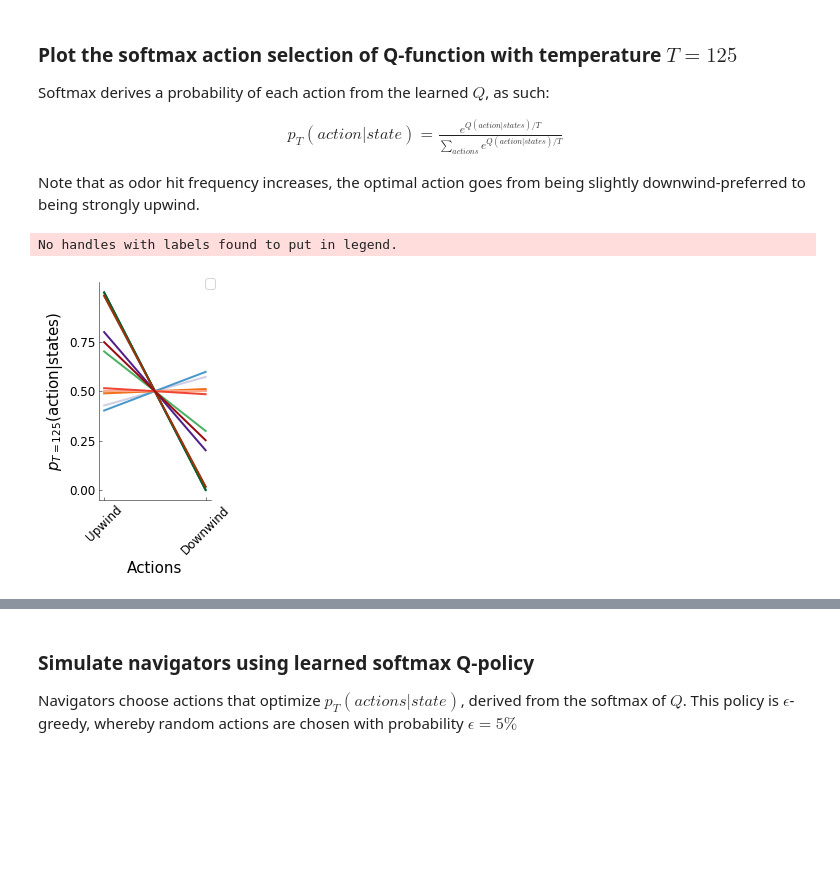
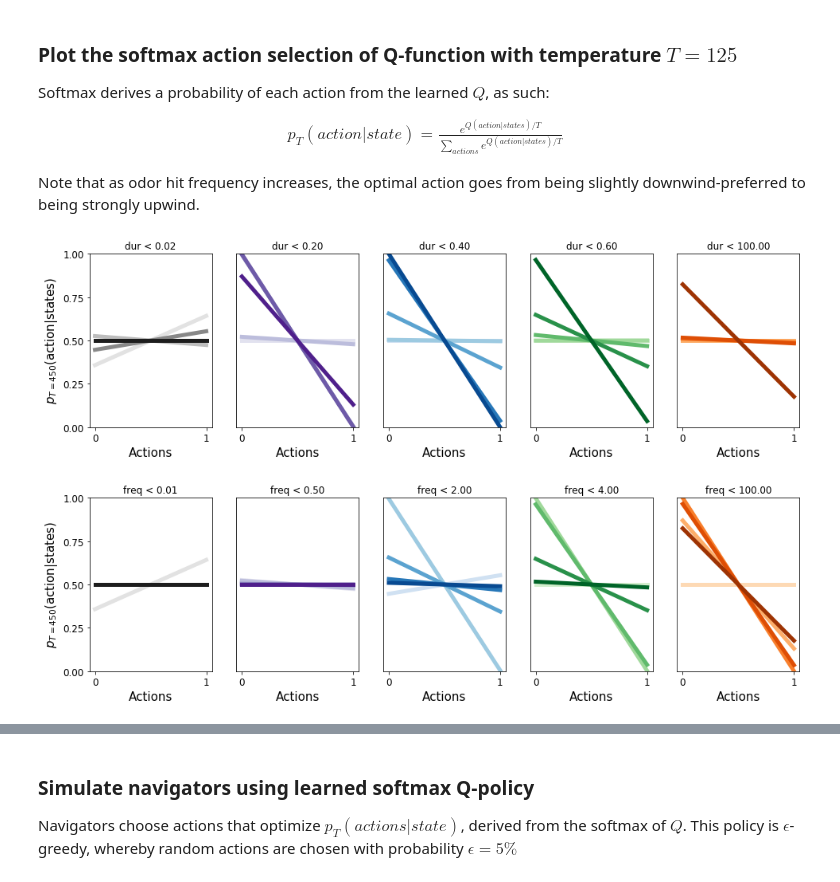
Before and after one commit to niragkadakia/odor-plume-reinforcement-learning, a Jupyter notebook: stochastic-turning-model-freq-dur.ipynb, the cells around one changed output, grey strips where cells are left out. Drawn from its saved outputs; the diff is of its cells as text; code cells hidden in the pictures; blank space fills up the shorter version.

Commit message:
Freq and dur model updates

```diff
--- a/stochastic-turning-model-freq-dur.ipynb
+++ b/stochastic-turning-model-freq-dur.ipynb
@@ -63,7 +66,7 @@ a.x0_min = 500
 a.xo_max = 1000
 a.max_x = 1000
 a.y0_spread = 200
-a.num_walkers = 5000
+a.num_walkers = 20000
 a.num_steps = 5000
 a.def_actions()
 # %% [markdown]
@@ -86,10 +89,11 @@ Note that as odor hit frequency increases, the optimal action goes from being ra
 num_freqs = len(a.freq_bins) - 1
 num_durs = len(a.dur_bins) - 1
 fig, ax = gen_plot(2, 4)
-cmaps = [plt.cm.Purples, plt.cm.Blues, plt.cm.Greens, plt.cm.Oranges, plt.cm.Reds]
+cmaps = [plt.cm.Greys, plt.cm.Purples, plt.cm.Blues,
+         plt.cm.Greens, plt.cm.Oranges, plt.cm.Reds]
 colors = np.linspace(0.3, 0.9, num_freqs)
-for iS in range(len(a.dur_bins) - 1):
-    for iT in range(len(a.freq_bins) - 1):
+for iS in range(num_durs):
+    for iT in range(num_freqs):
         idx = iS*num_freqs + iT
         plt.plot(Q_terminal[idx], color=cmaps[iS](colors[iT]), lw=2)
 
@@ -134,26 +138,53 @@ p_{T}(action|state) = \frac{e^{Q(action|states)/T}}{\sum_{actions}e^{Q(action|st
 
 Note that as odor hit frequency increases, the optimal action goes from being slightly downwind-preferred to being strongly upwind.
 # %%
-temp = 125
+temp = 450
 Q_norm = (np.exp(Q_terminal.T/temp)/np.sum(np.exp(Q_terminal/temp), axis=-1)).T
 
 num_freqs = len(a.freq_bins) - 1
 num_durs = len(a.dur_bins) - 1
-fig, ax = gen_plot(2, 4)
-cmaps = [plt.cm.Purples, plt.cm.Blues, plt.cm.Greens, plt.cm.Oranges, plt.cm.Reds]
-colors = np.linspace(0.3, 0.9, num_freqs)
-for iS in range(len(a.dur_bins) - 1):
-    for iT in range(len(a.freq_bins) - 1):
+fig, ax = gen_plot(16, 4)
+cmaps = [plt.cm.Greys, plt.cm.Purples, plt.cm.Blues,
+         plt.cm.Greens, plt.cm.Oranges, plt.cm.Reds]
+colors = np.linspace(0.2, 0.9, num_freqs)
+for iS in range(num_durs):
+    plt.subplot(1, num_durs, iS + 1)
+    for iT in range(num_freqs):
         idx = iS*num_freqs + iT
-        plt.plot(Q_norm[idx], color=cmaps[iS](colors[iT]), lw=2)
+        plt.plot(Q_norm[idx], color=cmaps[iS](colors[iT]), lw=5)
+    plt.xlabel('Actions', fontsize=15)
+    plt.xticks(range(a._num_actions), fontsize=12)
+    if iS == 0:
+        plt.ylabel(r'$p_{T=%s}($action|states)' % temp, fontsize=15)
+        plt.yticks([0, 0.25, 0.5, 0.75, 1], fontsize=12)
+    else:
+        plt.yticks([])
+    ax.set_xticklabels(['Upwind', 'Downwind'], rotation=45)
+    plt.ylim(0, 1)
+    plt.title('dur < %.2f' % a.dur_bins[1:][iS])
+plt.show()
 
-plt.xlabel('Actions', fontsize=15)
-plt.ylabel(r'$p_{T=%s}($action|states)' % temp, fontsize=15)
-plt.xticks(range(a._num_actions), fontsize=12)
-plt.yticks([0, 0.25, 0.5, 0.75], fontsize=12)
-ax.set_xticklabels(['Upwind', 'Downwind'], rotation=45)
-plt.legend(bbox_to_anchor=(1.1, 1.05), fontsize=13)
+fig, ax = gen_plot(16, 4)
+cmaps = [plt.cm.Greys, plt.cm.Purples, plt.cm.Blues,
+         plt.cm.Greens, plt.cm.Oranges, plt.cm.Reds,
+         plt.cm.Reds]
+colors = np.linspace(0.2, 0.9, num_durs)
+for iS in range(num_freqs):
+    plt.subplot(1, num_freqs, iS + 1)
+    for iT in range(num_durs):
+        idx = iT*num_freqs + iS
+        plt.plot(Q_norm[idx], color=cmaps[iS](colors[iT]), lw=5)
+    plt.xlabel('Actions', fontsize=15)
+    plt.xticks(range(a._num_actions), fontsize=12)
+    if iS == 0:
+        plt.ylabel(r'$p_{T=%s}($action|states)' % temp, fontsize=15)
+        plt.yticks([0, 0.25, 0.5, 0.75, 1], fontsize=12)
+    else:
+        plt.yticks([])
+    ax.set_xticklabels(['Upwind', 'Downwind'], rotation=45)
+    plt.ylim(0, 1)
+    plt.title('freq < %.2f' % a.freq_bins[1:][iS])
 plt.show()
 # %% [output]
-No handles with labels found to put in legend.
-[figure, old version]
+[figure, new version]
+[figure, added]
```
Also changed, not shown: parts of 6 cells of this notebook, 1 other file.
